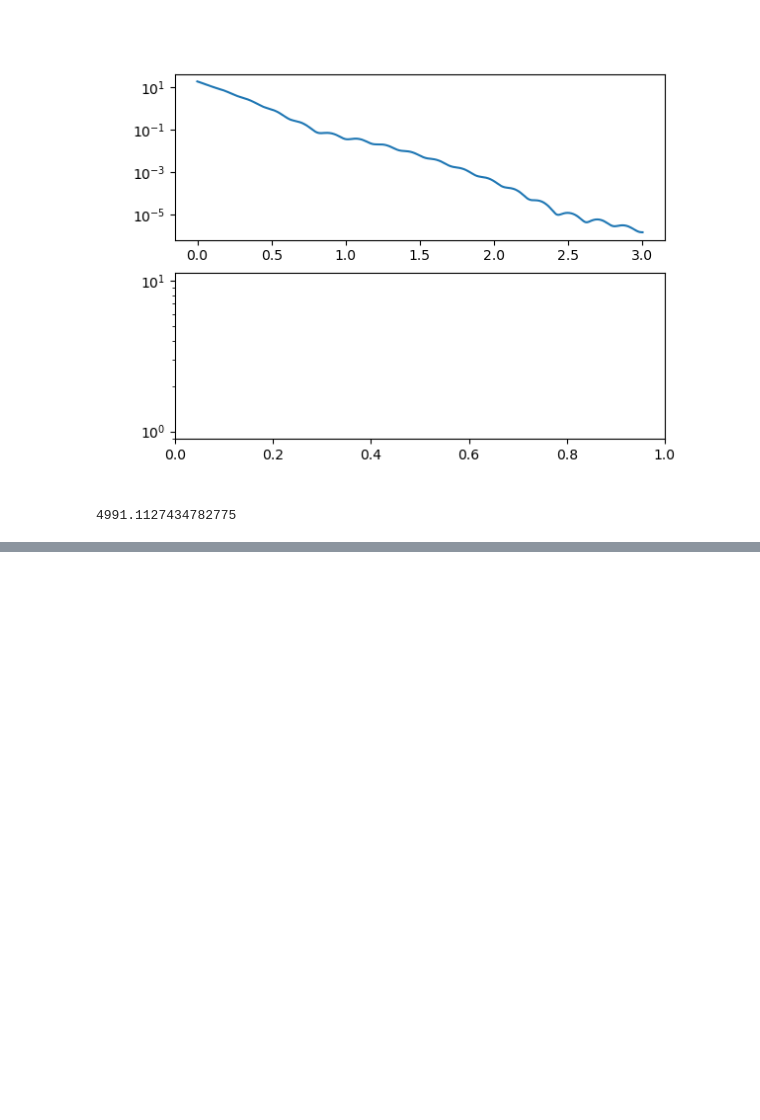
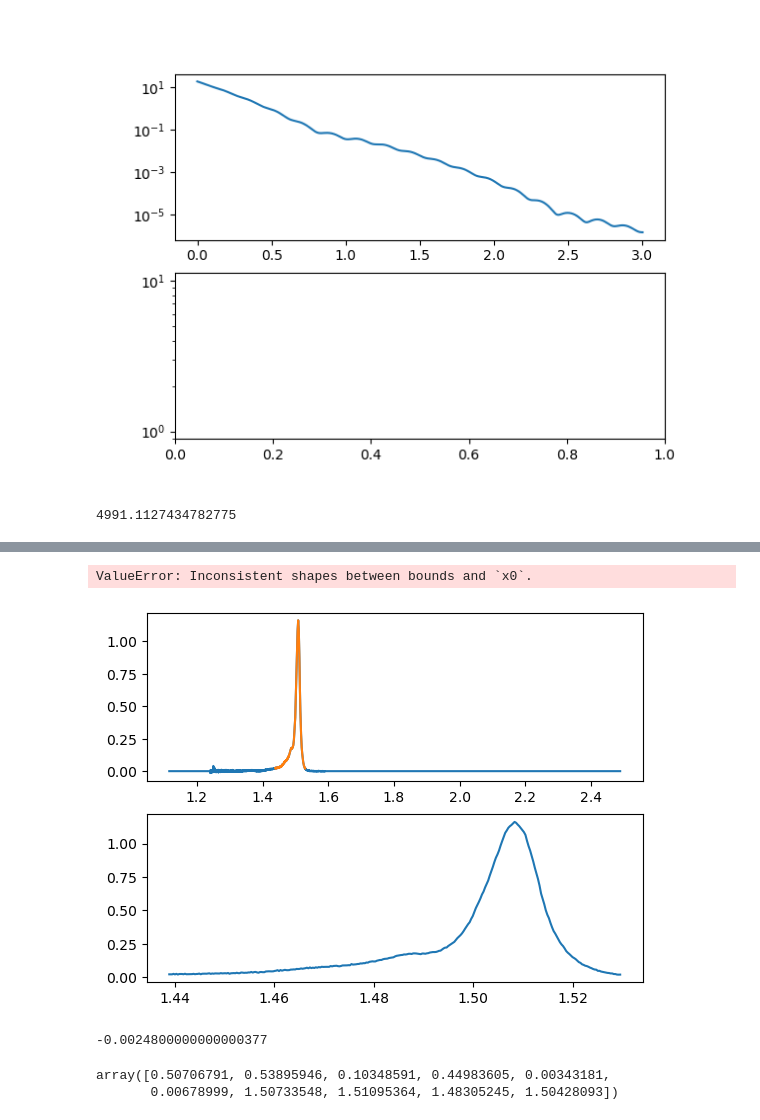
Before and after one commit to MTLphys/FittingFunctions, a Jupyter notebook: Fitfunction.ipynb, the cells around one changed output, grey strips where cells are left out. Cells and saved outputs as stored; diff of their text form; code cells hidden in the pictures; blank space fills up the shorter version.

```diff
--- a/Fitfunction.ipynb
+++ b/Fitfunction.ipynb
@@ -516,0 +535,36 @@ plt.yscale('log')
+# %%
+import numpy as np
+import matplotlib.pyplot as plt
+from scipy.optimize import curve_fit
+pl = np.loadtxt('/home/matthew/Desktop/GitHub/FittingFunctions/316uW 14K.csv',delimiter=';',skiprows=49,max_rows=3647)
+
+fig,ax = plt.subplots(2)
+start = 1900
+end = 2200
+
+ax[0].plot(1239.513/(pl[:,0]-.5),pl[:,1])
+ax[0].plot(1239.513/(pl[start:end,0]-.5),pl[start:end,1])
+ax[1].plot(1239.513/(pl[start:end,0]-.5),pl[start:end,1])#1239.513/
+xdata = 1239.513/(pl[start:end,0]-.5)
+ydata = pl[start:end,1]
+popt,pcov = curve_fit(PLfunct,xdata,ydata,p0=ig,bounds= (
+    [0.45, 0.45, 0.03, 0.03, 0.001, 0.001, 1.50, 1.508, 1.485, 1.485],
+    [0.80, 0.80, 0.20, 0.20, 0.005, 0.005, 1.51, 1.52, 1.49, 1.49]))
+ax[1].plot(xdata,PLfunct(xdata,*popt))
+for i in range(4):
+    ax[1].plot(xdata,lorentz(xdata,*popt[[0+i,4+int(np.floor(i/2)),6+i]]))
+
+print(popt)
+ax[1].set_yscale('log')
+# %% [output]
+ValueError: Inconsistent shapes between bounds and `x0`.
+[figure, added]
+# %%
+1.5069-1.50938
+# %% [output]
+-0.0024800000000000377
+# %%
+popt
+# %% [output]
+array([0.50706791, 0.53895946, 0.10348591, 0.44983605, 0.00343181,
+       0.00678999, 1.50733548, 1.51095364, 1.48305245, 1.50428093])
```
Also changed, not shown: parts of 4 cells of this notebook, 3 other files.
